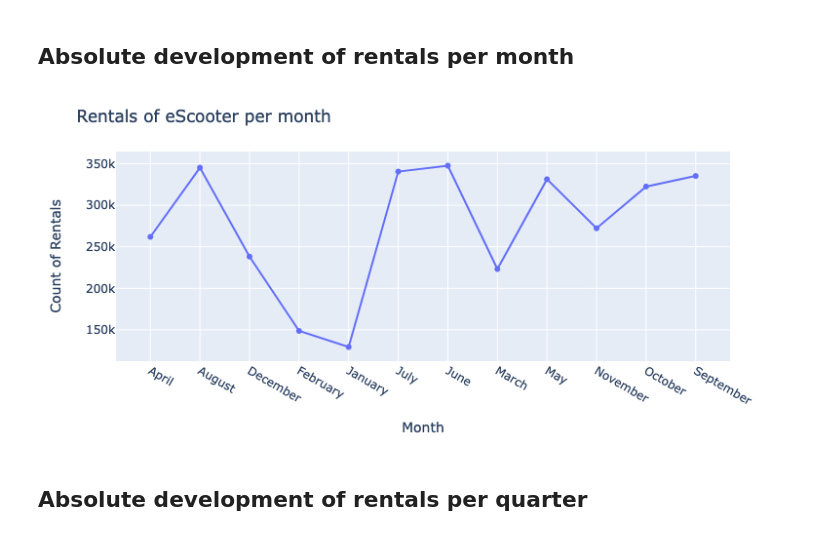
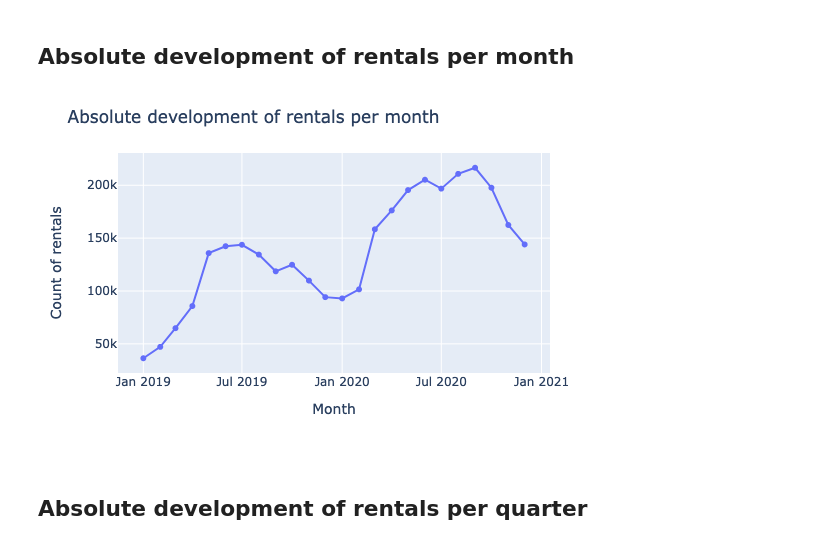
Before and after one commit to fpcqqw/escooter, a Jupyter notebook: Time_Series.ipynb, the cells around one changed output. Drawn from its saved outputs; the diff is of its cells as text; code cells hidden in the pictures.

Commit message:
Update
Update monthly absolute development and comments
Add last rows with explanation für relative development

```diff
--- a/Time_Series.ipynb
+++ b/Time_Series.ipynb
@@ -91,17 +91,18 @@ pd.crosstab(df["workingday"],df["holiday"],normalize="all",margins=True)
 | All | 0.972915 | 0.027085 | 1.000000 |
 # %% [markdown]
 ## Absolute development of rentals per month
-# %%
-# Count rentals per month
-df_month=df.groupby("month_w",as_index=False).count().sort_values(by="month_w")
-
-df_month
-
-# Show amount of rentals per month
-fig_rents_per_month = px.line(df_month, x="month_w", y="registered_customer", markers=True)
-fig_rents_per_month.update_layout( title="Rentals of eScooter per month", xaxis_title="Month", yaxis_title="Count of Rentals")
-# %% [output]
-[figure, removed]
+# %%
+# Count rentals per month/year-combination
+df_month_year=df.groupby("month_year",as_index=False).count().sort_values(by="month_year")
+
+# Cast period column to string column
+df_month_year["month_year"]=df_month_year["month_year"].astype("str")
+
+# Show rentals per month
+fig_counts_mj_cust = px.line(df_month_year, x="month_year", y="windspeed", markers=True)
+fig_counts_mj_cust.update_layout(title="Absolute development of rentals per month", xaxis_title="Month", yaxis_title="Count of rentals")
+# %% [output]
+[figure, added]
 # %% [markdown]
 ## Absolute development of rentals per quarter
 # %%
```
Also changed, not shown: parts of 19 cells of this notebook.
